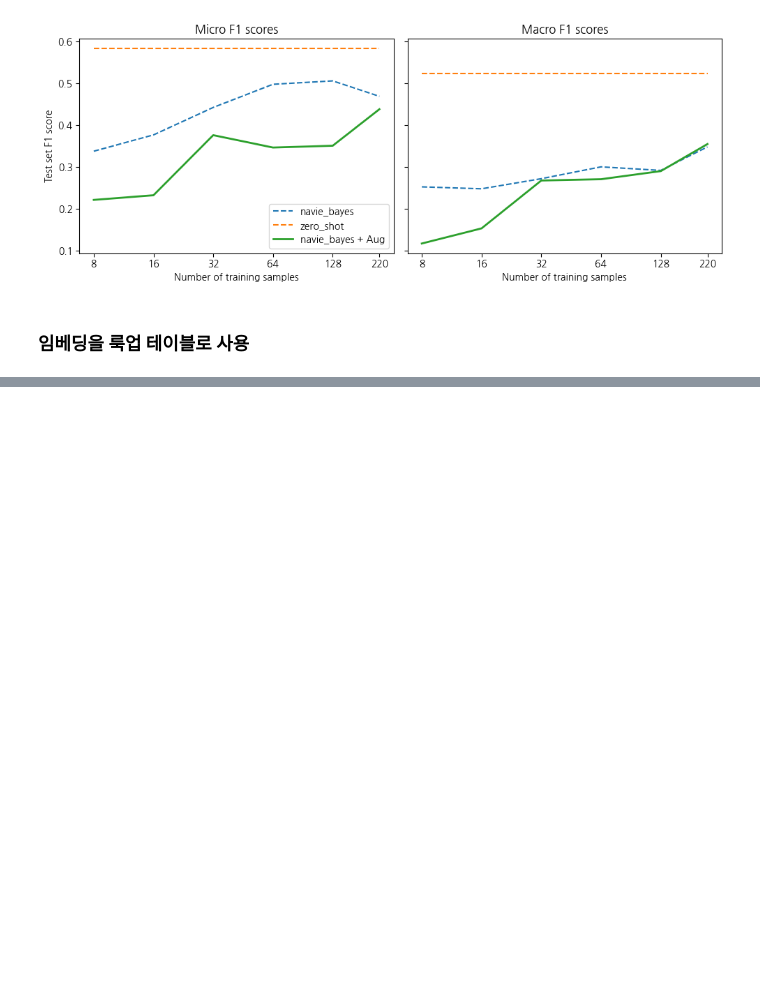
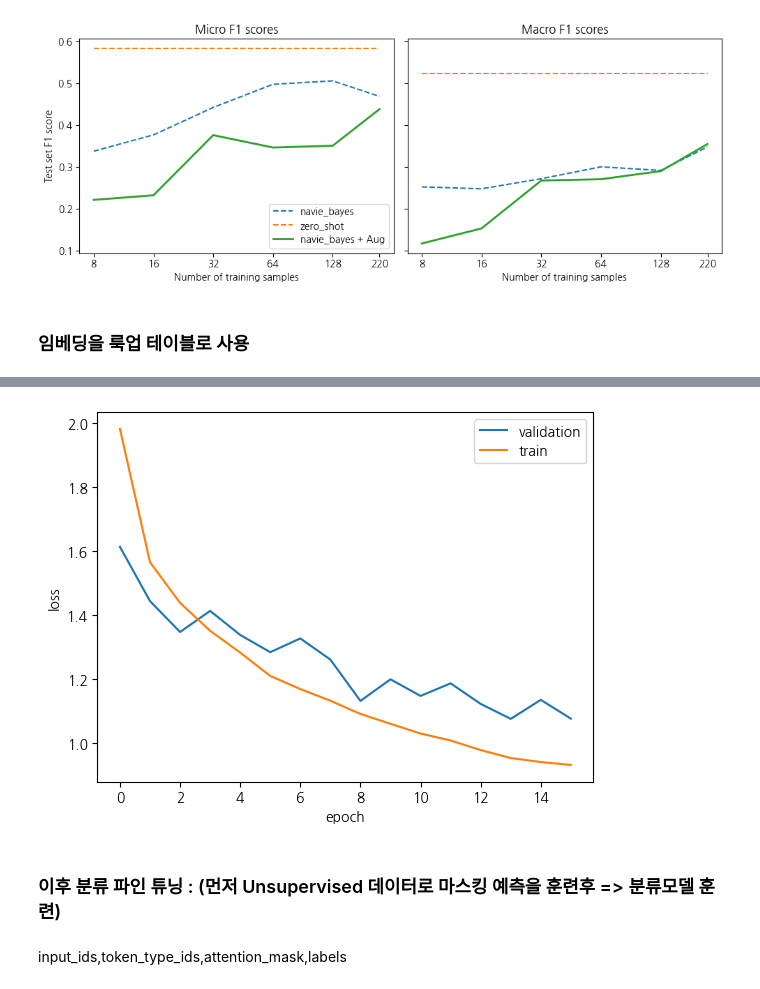
Before and after one commit to tommyjin2894/ai_study_transformer, a Jupyter notebook: 09_lack_of_label.ipynb, the cells around one changed output, grey strips where cells are left out. Saved outputs shown, nothing was run; the diff lists cells and outputs as text; code cells hidden in the pictures; blank space fills up the shorter version.

```diff
--- a/09_lack_of_label.ipynb
+++ b/09_lack_of_label.ipynb
@@ -595,0 +745,10 @@ perf_macro, perf_micro = find_best_k_m(embs_train, valid_queries, valid_labels)
+# %%
+def tokenize(batch):
+    return tokenizer(batch['text'],
+                     truncation=True,
+                     padding="max_length",
+                     return_special_tokens_mask=True,
+                     max_length=128)
+# %%
+ds_mlm = ds.map(tokenize, batched=True) # masked language model
+ds_mlm = ds_mlm.remove_columns(["labels", "text", "label_ids"])
@@ -595,0 +781,27 @@ perf_macro, perf_micro = find_best_k_m(embs_train, valid_queries, valid_labels)
+# %%
+data_collator.return_tensors = "pt"
+# %%
+from transformers import AutoModelForMaskedLM
+
+training_args = TrainingArguments(
+    output_dir = f"{model_ckpt}-issues-128",
+    per_device_eval_batch_size=32,
+    logging_strategy="epoch",
+    evaluation_strategy="epoch",
+    save_strategy="no",
+    num_train_epochs=16,
+    push_to_hub=False,
+    log_level="error",
+    report_to="none"
+)
+
+trainer = Trainer(
+    model = AutoModelForMaskedLM.from_pretrained("bert-base-uncased"), # 마스크 예측
+    tokenizer = tokenizer,
+    args=training_args,
+    data_collator=data_collator,
+    train_dataset=ds_mlm["unsupervised"],
+    eval_dataset=ds_mlm["train"]
+)
+
+trainer.train()
@@ -595,0 +810,12 @@ perf_macro, perf_micro = find_best_k_m(embs_train, valid_queries, valid_labels)
+# %%
+df_log = pd.DataFrame(trainer.state.log_history)
+df_log.dropna(subset=["eval_loss"]).reset_index()["eval_loss"].plot(label="validation")
+df_log.dropna(subset=["loss"]).reset_index()["loss"].plot(label="train")
+plt.xlabel("epoch")
+plt.ylabel("loss")
+plt.legend(loc = "upper right")
+plt.show();
+# %% [output]
+[figure, added]
+# %% [markdown]
+### 이후 분류 파인 튜닝 : (먼저 Unsupervised 데이터로 마스킹 예측을 훈련후 => **분류모델 훈련**)
@@ -595,0 +828,2 @@ perf_macro, perf_micro = find_best_k_m(embs_train, valid_queries, valid_labels)
+# %% [markdown]
+input_ids,token_type_ids,attention_mask,labels
```
Also changed, not shown: parts of 27 cells of this notebook, 2 other files.
